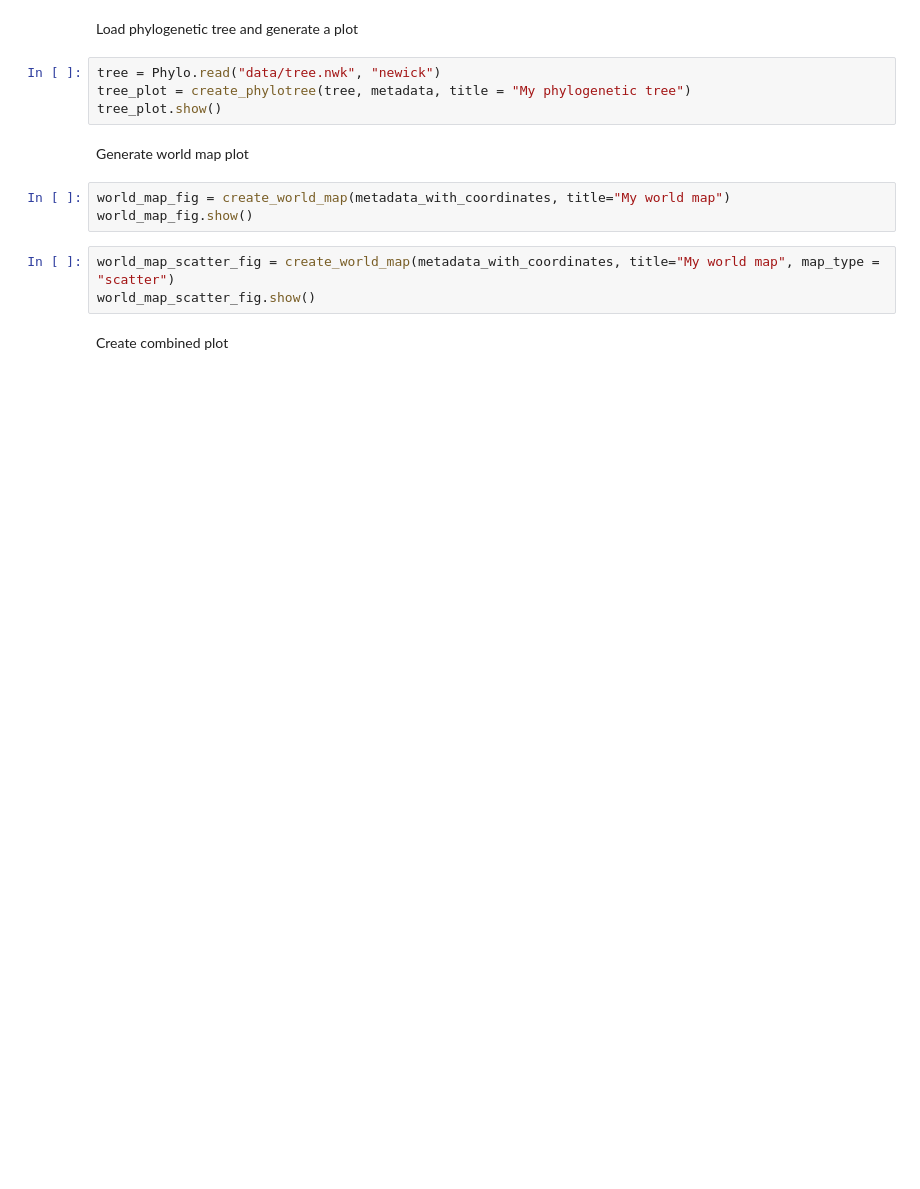
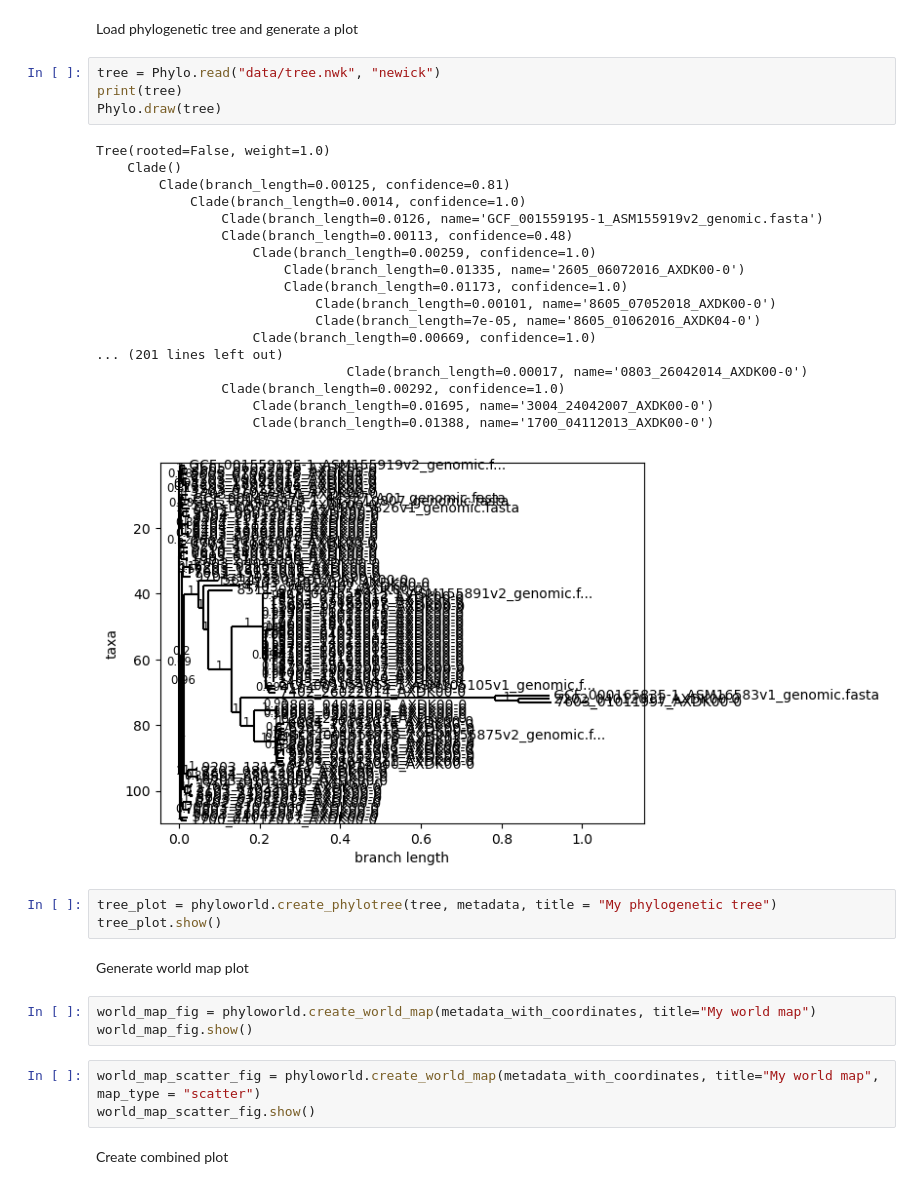
Before and after one commit to mildamarij/phyloworld, a Jupyter notebook: test.ipynb, the cells around one changed output. Drawn from its saved outputs; the diff is of its cells as text; blank space fills up the shorter version.

```diff
--- a/test.ipynb
+++ b/test.ipynb
@@ -30,16 +35,38 @@ Getting coordinates for poland
 # %% [markdown]
 Load phylogenetic tree and generate a plot
+# %%
+tree = Phylo.read("data/tree.nwk", "newick")
+print(tree)
+Phylo.draw(tree)
+# %% [output]
+Tree(rooted=False, weight=1.0)
+    Clade()
+        Clade(branch_length=0.00125, confidence=0.81)
+            Clade(branch_length=0.0014, confidence=1.0)
+                Clade(branch_length=0.0126, name='GCF_001559195-1_ASM155919v2_genomic.fasta')
+                Clade(branch_length=0.00113, confidence=0.48)
+                    Clade(branch_length=0.00259, confidence=1.0)
+                        Clade(branch_length=0.01335, name='2605_06072016_AXDK00-0')
+                        Clade(branch_length=0.01173, confidence=1.0)
+                            Clade(branch_length=0.00101, name='8605_07052018_AXDK00-0')
+                            Clade(branch_length=7e-05, name='8605_01062016_AXDK04-0')
+                    Clade(branch_length=0.00669, confidence=1.0)
+... (201 lines left out)
+                                Clade(branch_length=0.00017, name='0803_26042014_AXDK00-0')
+                Clade(branch_length=0.00292, confidence=1.0)
+                    Clade(branch_length=0.01695, name='3004_24042007_AXDK00-0')
+                    Clade(branch_length=0.01388, name='1700_04112013_AXDK00-0')
+[figure, added]
 # %%
-tree = Phylo.read("data/tree.nwk", "newick")
-tree_plot = create_phylotree(tree, metadata, title = "My phylogenetic tree")
+tree_plot = phyloworld.create_phylotree(tree, metadata, title = "My phylogenetic tree")
 tree_plot.show()
 # %% [markdown]
 Generate world map plot
 # %%
-world_map_fig = create_world_map(metadata_with_coordinates, title="My world map")
+world_map_fig = phyloworld.create_world_map(metadata_with_coordinates, title="My world map")
 world_map_fig.show()
 # %%
-world_map_scatter_fig = create_world_map(metadata_with_coordinates, title="My world map", map_type = "scatter")
+world_map_scatter_fig = phyloworld.create_world_map(metadata_with_coordinates, title="My world map", map_type = "scatter")
 world_map_scatter_fig.show()
 # %% [markdown]
 Create combined plot
```
Also changed, not shown: parts of 4 cells of this notebook.
